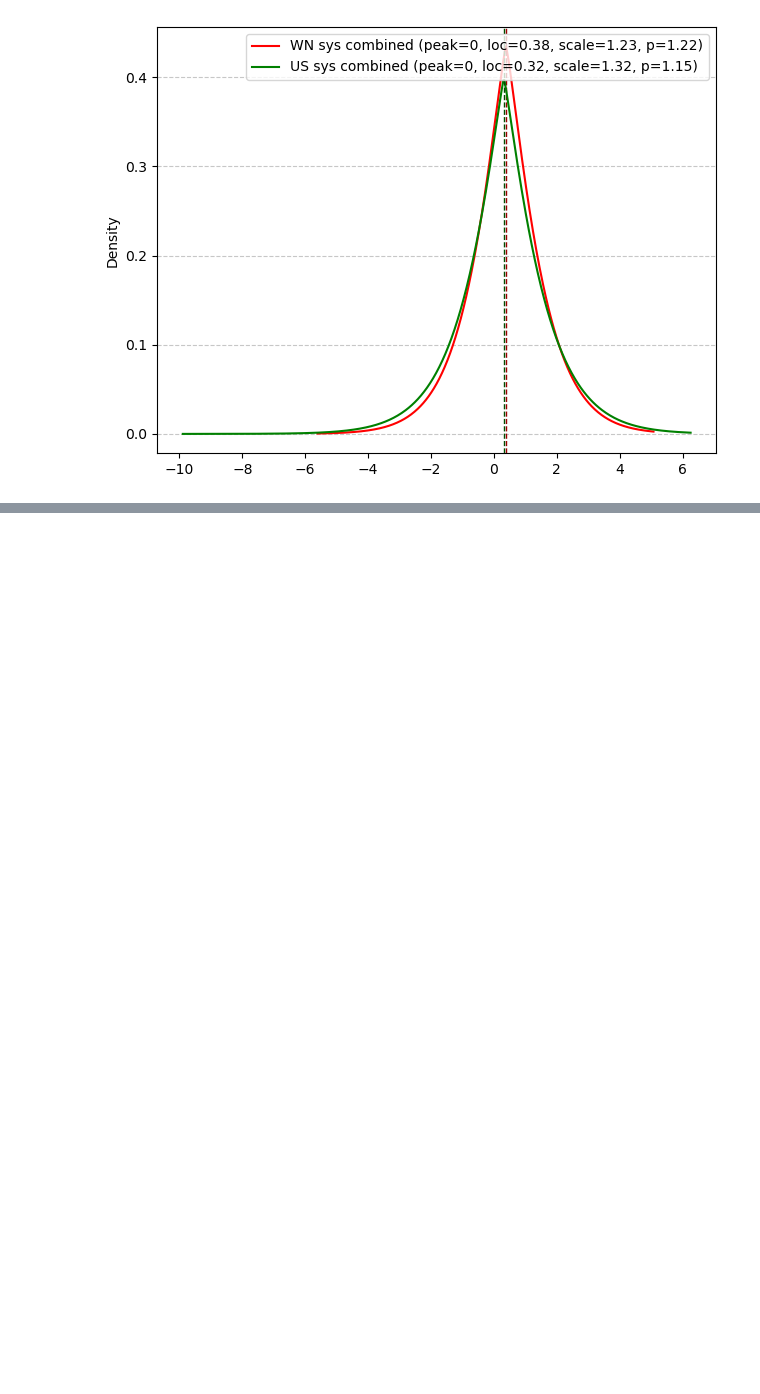
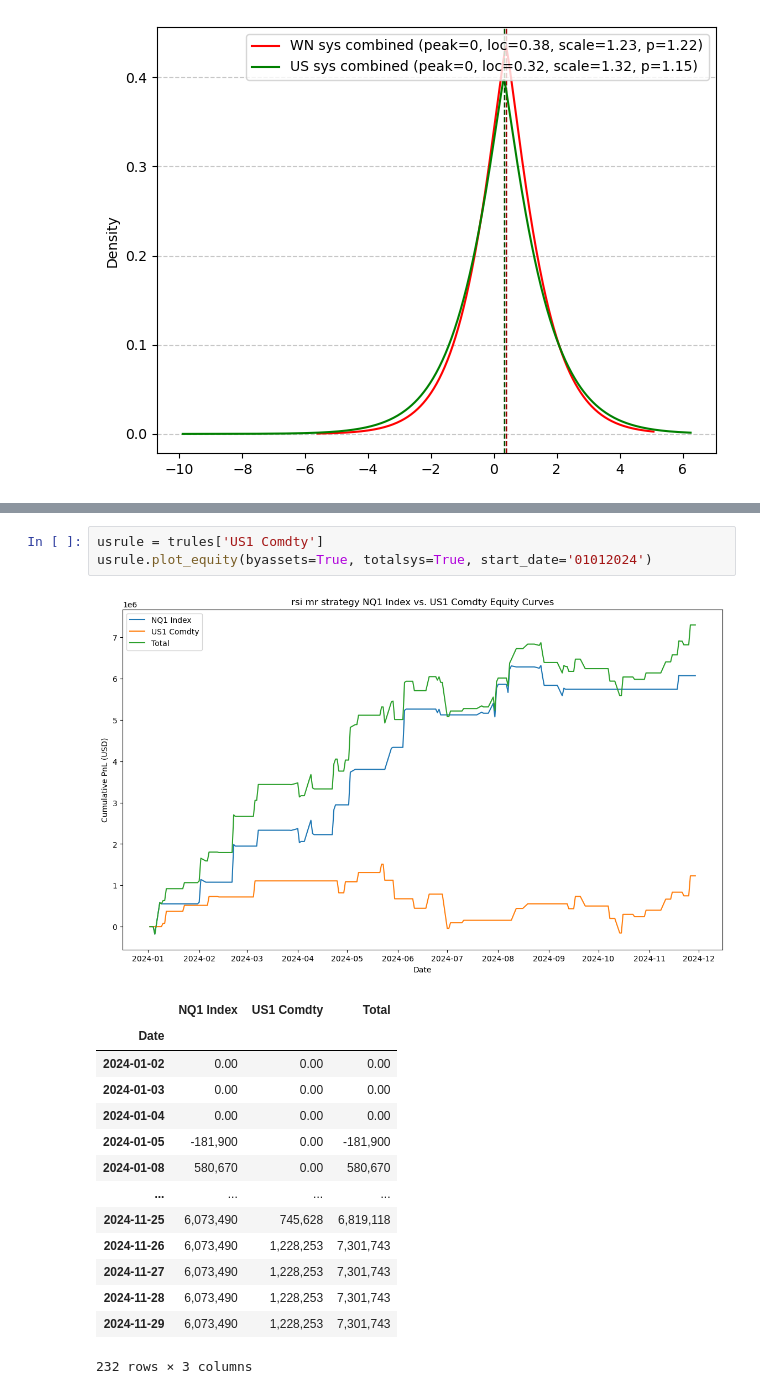
Before and after one commit to utkarshmn/bteng, a Jupyter notebook: NQ-FI MeanReversion.ipynb, the cells around one changed output, grey strips where cells are left out. Drawn from its saved outputs; the diff is of its cells as text; blank space fills up the shorter version.

```diff
--- a/NQ-FI MeanReversion.ipynb
+++ b/NQ-FI MeanReversion.ipynb
@@ -638,0 +634,19 @@ wnrule.plot_equity(byassets=True, totalsys=True, start_date='07102024')
+# %%
+usrule = trules['US1 Comdty']
+usrule.plot_equity(byassets=True, totalsys=True, start_date='01012024')
+# %% [output]
+[figure, added]
+|  | NQ1 Index | US1 Comdty | Total |
+| Date |  |  |  |
+| 2024-01-02 | 0.00 | 0.00 | 0.00 |
+| 2024-01-03 | 0.00 | 0.00 | 0.00 |
+| 2024-01-04 | 0.00 | 0.00 | 0.00 |
+| 2024-01-05 | -181,900 | 0.00 | -181,900 |
+| 2024-01-08 | 580,670 | 0.00 | 580,670 |
+| ... | ... | ... | ... |
+| 2024-11-25 | 6,073,490 | 745,628 | 6,819,118 |
+| 2024-11-26 | 6,073,490 | 1,228,253 | 7,301,743 |
+| 2024-11-27 | 6,073,490 | 1,228,253 | 7,301,743 |
+| 2024-11-28 | 6,073,490 | 1,228,253 | 7,301,743 |
+| 2024-11-29 | 6,073,490 | 1,228,253 | 7,301,743 |
+232 rows × 3 columns
```
Also changed, not shown: parts of 5 cells of this notebook.
